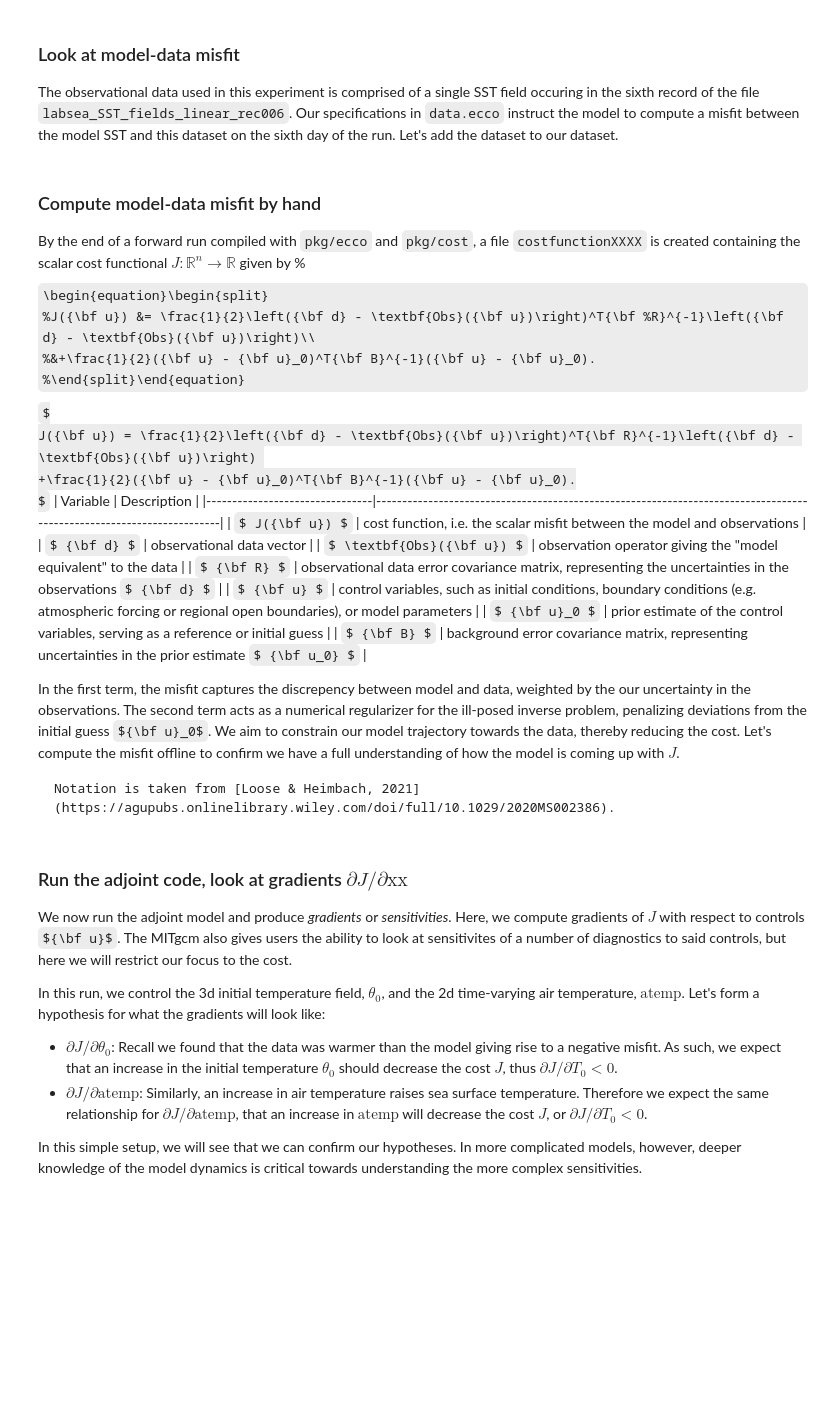
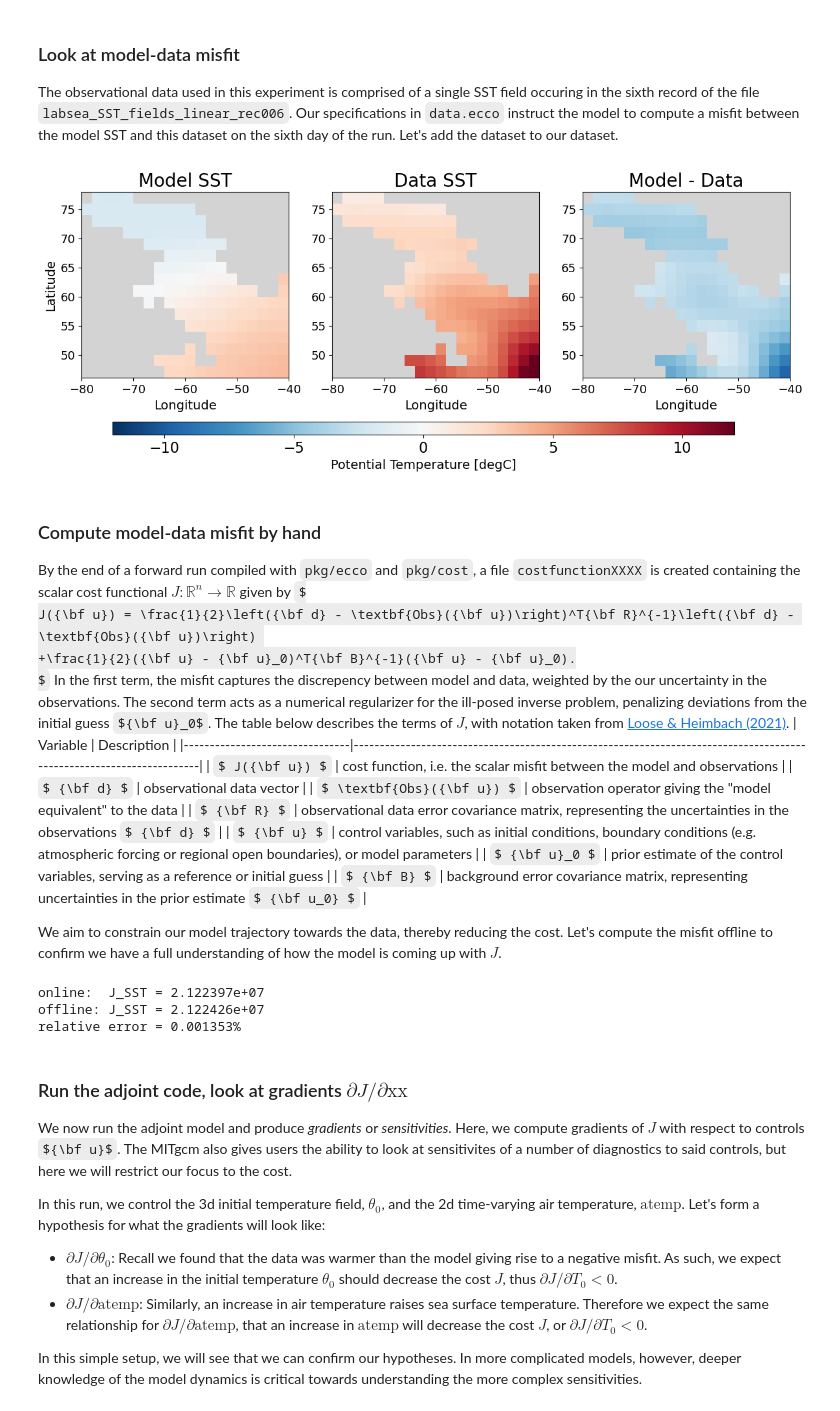
Before and after one commit to ECCO-Hackweek/ecco-2024, a Jupyter notebook: book/tutorials/mitgcm_assim/labsea_assim_tutorial.ipynb, the cells around one changed output. Drawn from its saved outputs; the diff is of its cells as text; code cells hidden in the pictures; some formulas as TeX source; blank space fills up the shorter version.

Commit message:
Changed code and input directory references to point to github. Made minor edits. Added some plots.

````diff
--- a/book/tutorials/mitgcm_assim/labsea_assim_tutorial.ipynb
+++ b/book/tutorials/mitgcm_assim/labsea_assim_tutorial.ipynb
@@ -64,52 +67,52 @@ cmap.set_bad(color='#d3d3d3')
 
 def plot_model_data_misfit(ds):
 
-    fig, (ax1, ax2, ax3) = plt.subplots(1, 3)
+    fig, axes = plt.subplots(1, 3)
+    (ax1, ax2, ax3) = axes
 
     model_sst = ds.THETA.isel(time=5, Z=0).where(ds.hFacC.isel(Z=0))
     p = model_sst.plot(ax=ax1, cmap=cmap, vmin=vmin, vmax=vmax, extend='both', add_colorbar=False)
     ax1.set_title('Model SST', fontsize=20)
     ax1.set_ylabel('Latitude', fontsize=14)
     ax1.set_xlabel('Longitude', fontsize=14)
 
 
     data_sst = ds.data_sst.isel(time=5).where(ds.hFacC.isel(Z=0))
     p = data_sst.plot(ax=ax2, vmin=vmin, vmax=vmax, cmap=cmap, extend='both', add_colorbar=False)
     ax2.set_title('Data SST', fontsize=20)
     ax2.set_ylabel('')
     ax2.set_xlabel('Longitude', fontsize=14)
 
     misfit_sst_offline = (model_sst - data_sst)
     p = misfit_sst_offline.plot(ax=ax3, vmin=vmin, vmax=vmax, cmap=cmap, extend='both', add_colorbar=False)
     ax3.set_title('Model - Data', fontsize=20)
     ax3.set_xlabel('Longitude', fontsize=14)
     ax3.set_ylabel('')
 
     cbar_ax = fig.add_axes([0.1, -0.05, 0.8, 0.05])  # Position [left, bottom, width, height]
     cbar = fig.colorbar(p, cax=cbar_ax, orientation='horizontal')
     cbar_ax.tick_params(labelsize=16)
     cbar.ax.set_xlabel('Potential Temperature [degC]', fontsize=14)
 
     ax1.tick_params(axis='both', labelsize=13)
     ax2.tick_params(axis='both', labelsize=13)
     ax3.tick_params(axis='both', labelsize=13)
 
     fig.set_size_inches(12,4)
     fig.tight_layout()
-    return fig, ax
-fig, ax = plot_model_data_misfit(ds)
+    return fig, axes
+fig, axes = plot_model_data_misfit(ds)
 #fig.savefig('model_data_misfit_spatial.png', dpi=500, bbox_inches='tight', facecolor='white')
+# %% [output]
+[figure, added]
 # %% [markdown]
 ### Compute model-data misfit by hand
 By the end of a forward run compiled with `pkg/ecco` and `pkg/cost`, a file `costfunctionXXXX` is created containing the scalar cost functional $J:\mathbb{R}^n\rightarrow\mathbb{R}$ given by
-%\begin{equation}\begin{split}
-%J({\bf u}) &= \frac{1}{2}\left({\bf d} - \textbf{Obs}({\bf u})\right)^T{\bf %R}^{-1}\left({\bf d} - \textbf{Obs}({\bf u})\right)\\
-%&+\frac{1}{2}({\bf u} - {\bf u}_0)^T{\bf B}^{-1}({\bf u} - {\bf u}_0).
-%\end{split}\end{equation}
 $
 J({\bf u}) = \frac{1}{2}\left({\bf d} - \textbf{Obs}({\bf u})\right)^T{\bf R}^{-1}\left({\bf d} - \textbf{Obs}({\bf u})\right)
 +\frac{1}{2}({\bf u} - {\bf u}_0)^T{\bf B}^{-1}({\bf u} - {\bf u}_0).
 $
+In the first term, the misfit captures the discrepency between model and data, weighted by the our uncertainty in the observations. The second term acts as a numerical regularizer for the ill-posed inverse problem, penalizing deviations from the initial guess ${\bf u}_0$. The table below describes the terms of $J$, with notation taken from [Loose & Heimbach (2021)](https://agupubs.onlinelibrary.wiley.com/doi/full/10.1029/2020MS002386).
 | Variable                       | Description                                                                                                          |
 |--------------------------------|----------------------------------------------------------------------------------------------------------------------|
 | $ J({\bf u}) $                | cost function, i.e. the scalar misfit between the model and observations                              |
@@ -120,11 +123,7 @@ $
 | $ {\bf u}_0 $                 | prior estimate of the control variables, serving as a reference or initial guess                               |
 | $ {\bf B} $                   | background error covariance matrix, representing uncertainties in the prior estimate $ {\bf u_0} $          |
 
-In the first term, the misfit captures the discrepency between model and data, weighted by the our uncertainty in the observations. The second term acts as a numerical regularizer for the ill-posed inverse problem, penalizing deviations from the initial guess ${\bf u}_0$. We aim to constrain our model trajectory towards the data, thereby reducing the cost. Let's compute the misfit offline to confirm we have a full understanding of how the model is coming up with $J$.
-
-```{note}
-Notation is taken from [Loose & Heimbach, 2021](https://agupubs.onlinelibrary.wiley.com/doi/full/10.1029/2020MS002386).
-```
+We aim to constrain our model trajectory towards the data, thereby reducing the cost. Let's compute the misfit offline to confirm we have a full understanding of how the model is coming up with $J$.
 # %%
 ## ONLINE
 # grep the cost directly from costfunctionXXXX file
@@ -139,14 +138,21 @@ J_online = grep_cost(run_dir0, ioptim=0)
 
 ## OFFLINE
 # SST weight: spatially uniform, values of 1.042 deg C
+model_sst_day6 = ds.THETA.isel(time=5, Z=0).where(ds.hFacC.isel(Z=0))
+data_sst_day6 = ds.data_sst.isel(time=5).where(ds.hFacC.isel(Z=0))
+
 misfit_sst_weight = read_raw_data(run_dir0 + 'sigma_sst_p010402.bin', dtype=np.dtype('>f8'), shape=(nx, ny))
-J_offline = (((model_sst - data_sst) / misfit_sst_weight)**2).sum().values
+J_offline = (((model_sst_day6 - data_sst_day6) / misfit_sst_weight)**2).sum().values
 
 print(
       f'online:  J_SST = {J_online:0.6e}\n'\
       f'offline: J_SST = {J_offline:0.6e}\n'
       f'relative error = {100 * abs(J_offline - J_online)/abs(J_online):f}%'
 )
+# %% [output]
+online:  J_SST = 2.122397e+07
+offline: J_SST = 2.122426e+07
+relative error = 0.001353%
 # %% [markdown]
 ### Run the adjoint code, look at gradients $\partial J/\partial\text{xx}$
 We now run the adjoint model and produce *gradients* or *sensitivities*. Here, we compute gradients of $J$ with respect to controls ${\bf u}$. The MITgcm also gives users the ability to look at sensitivites of a number of diagnostics to said controls, but here we will restrict our focus to the cost.
````
Also changed, not shown: parts of 10 cells of this notebook, 1 other file.
